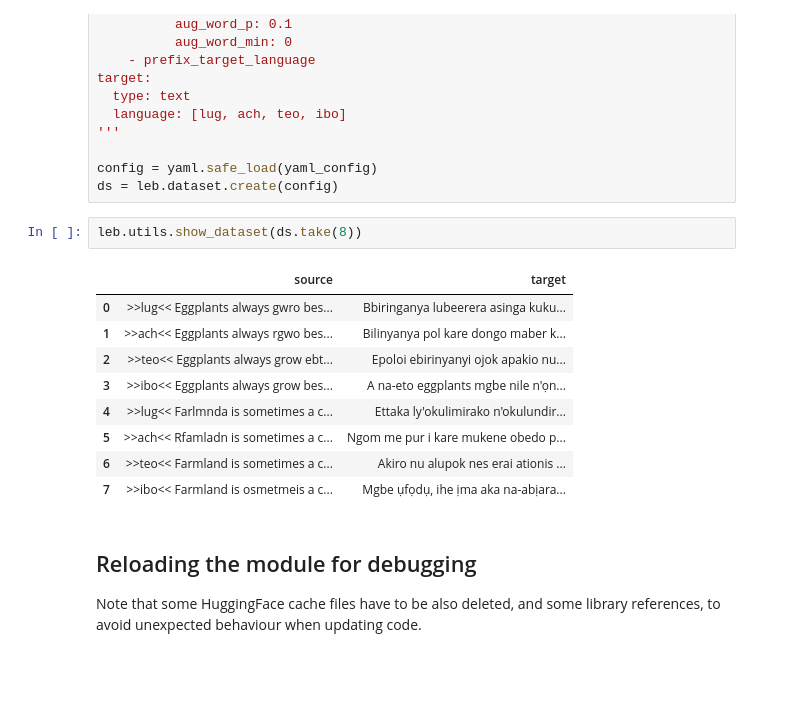
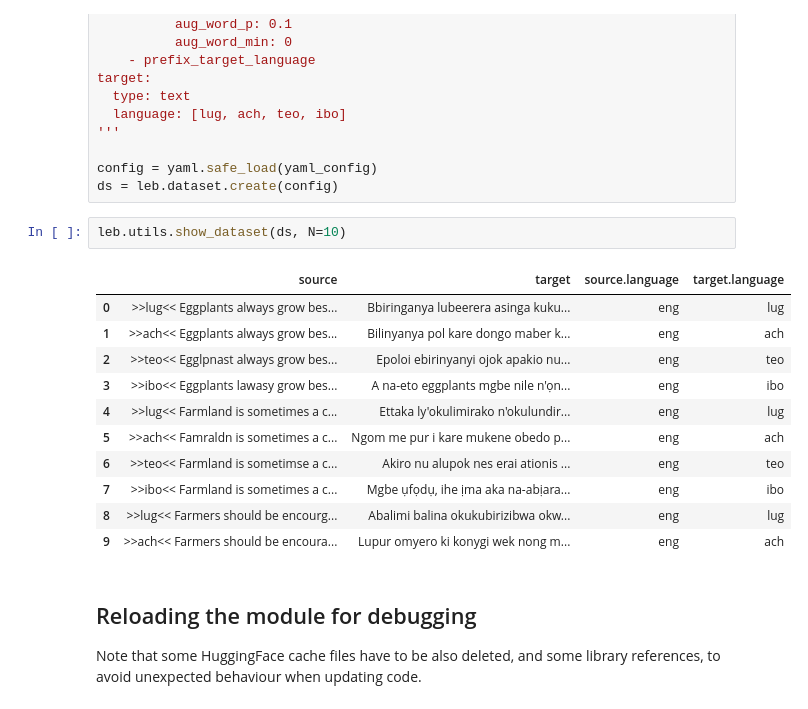
Before and after one commit to SunbirdAI/salt, a Jupyter notebook: notebooks/Leb test.ipynb, the cells around one changed output. Drawn from its saved outputs; the diff is of its cells as text; blank space fills up the shorter version.

```diff
--- a/notebooks/Leb test.ipynb
+++ b/notebooks/Leb test.ipynb
@@ -117,17 +150,19 @@ target:
 config = yaml.safe_load(yaml_config)
 ds = leb.dataset.create(config)
 # %%
-leb.utils.show_dataset(ds.take(8))
+leb.utils.show_dataset(ds, N=10)
 # %% [output]
-|  | source | target |
-| 0 | >>lug<< Eggplants always gwro bes... | Bbiringanya lubeerera asinga kuku... |
-| 1 | >>ach<< Eggplants always rgwo bes... | Bilinyanya pol kare dongo maber k... |
-| 2 | >>teo<< Eggplants always grow ebt... | Epoloi ebirinyanyi ojok apakio nu... |
-| 3 | >>ibo<< Eggplants always grow bes... | A na-eto eggplants mgbe nile n'ọn... |
-| 4 | >>lug<< Farlmnda is sometimes a c... | Ettaka ly'okulimirako n'okulundir... |
-| 5 | >>ach<< Rfamladn is sometimes a c... | Ngom me pur i kare mukene obedo p... |
-| 6 | >>teo<< Farmland is sometimes a c... | Akiro nu alupok nes erai ationis ... |
-| 7 | >>ibo<< Farmland is osmetmeis a c... | Mgbe ụfọdụ, ihe ịma aka na-abịara... |
+|  | source | target | source.language | target.language |
+| 0 | >>lug<< Eggplants always grow bes... | Bbiringanya lubeerera asinga kuku... | eng | lug |
+| 1 | >>ach<< Eggplants always grow bes... | Bilinyanya pol kare dongo maber k... | eng | ach |
+| 2 | >>teo<< Egglpnast always grow bes... | Epoloi ebirinyanyi ojok apakio nu... | eng | teo |
+| 3 | >>ibo<< Eggplants lawasy grow bes... | A na-eto eggplants mgbe nile n'ọn... | eng | ibo |
+| 4 | >>lug<< Farmland is sometimes a c... | Ettaka ly'okulimirako n'okulundir... | eng | lug |
+| 5 | >>ach<< Famraldn is sometimes a c... | Ngom me pur i kare mukene obedo p... | eng | ach |
+| 6 | >>teo<< Farmland is sometimse a c... | Akiro nu alupok nes erai ationis ... | eng | teo |
+| 7 | >>ibo<< Farmland is sometimes a c... | Mgbe ụfọdụ, ihe ịma aka na-abịara... | eng | ibo |
+| 8 | >>lug<< Farmers should be encourg... | Abalimi balina okukubirizibwa okw... | eng | lug |
+| 9 | >>ach<< Farmers should be encoura... | Lupur omyero ki konygi wek nong m... | eng | ach |
 # %% [markdown]
 ## Reloading the module for debugging
 
```
Also changed, not shown: parts of 4 cells of this notebook.
